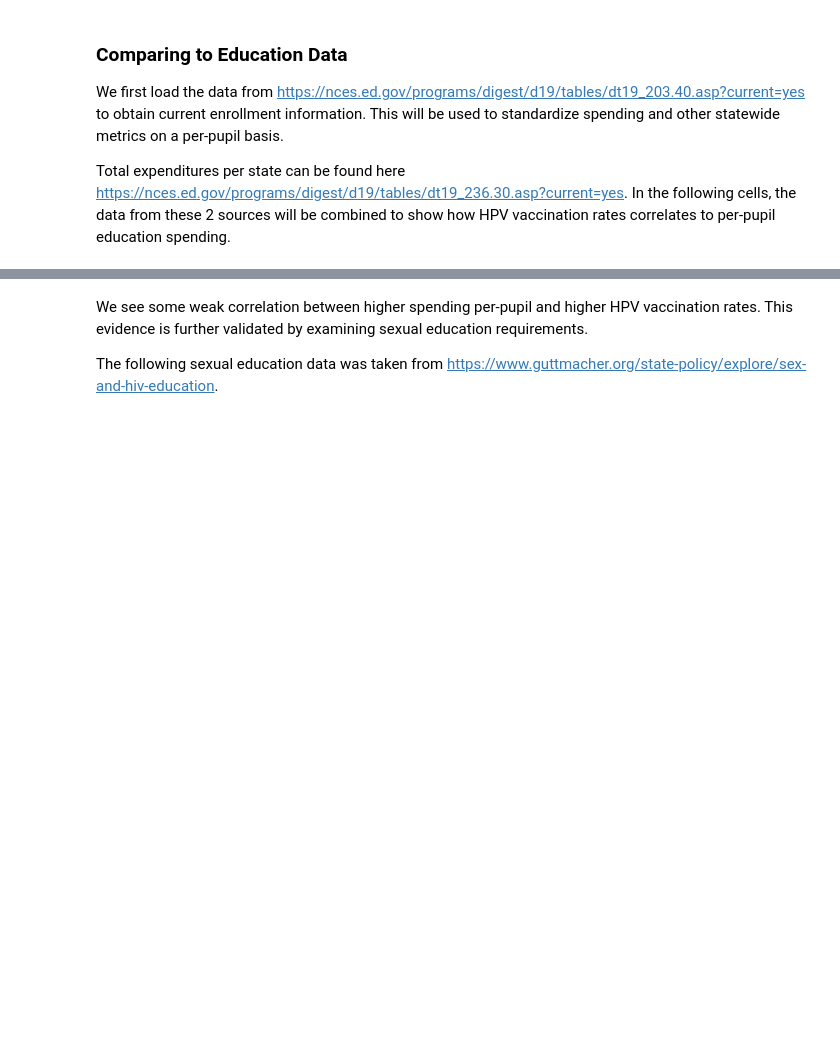
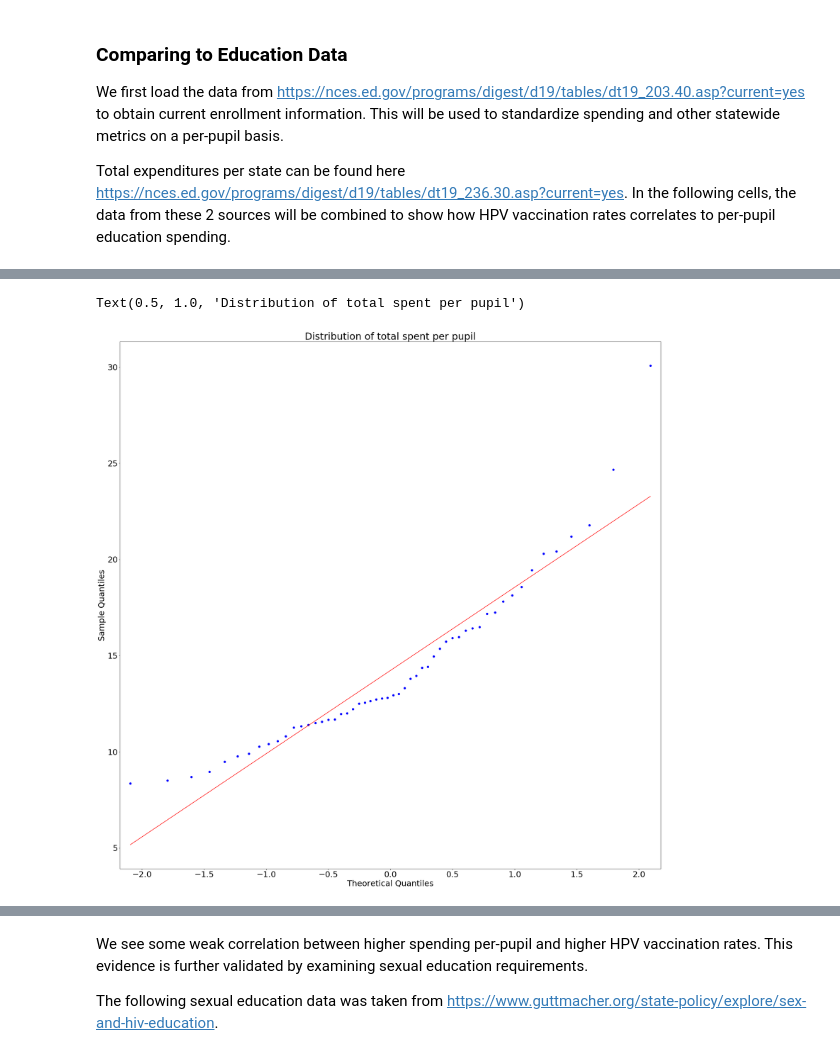
Before and after one commit to SpacemanSpiff7/BMI_stats_FinalProject, a Jupyter notebook: Longo_BMI_Final.ipynb, the cells around one changed output, grey strips where cells are left out. Saved outputs shown, nothing was run; the diff lists cells and outputs as text; code cells hidden in the pictures; blank space fills up the shorter version.

```diff
--- a/Longo_BMI_Final.ipynb
+++ b/Longo_BMI_Final.ipynb
@@ -89,0 +126,7 @@ expenditures.sort_values(by='CostPerStudent').head()
+# %%
+import statsmodels.api as sm
+sm.qqplot(expenditures['CostPerStudent'], line='r')
+plt.title("Distribution of total spent per pupil")
+# %% [output]
+Text(0.5, 1.0, 'Distribution of total spent per pupil')
+[figure, added]
```
Also changed, not shown: parts of 22 cells of this notebook, 4 other files.
